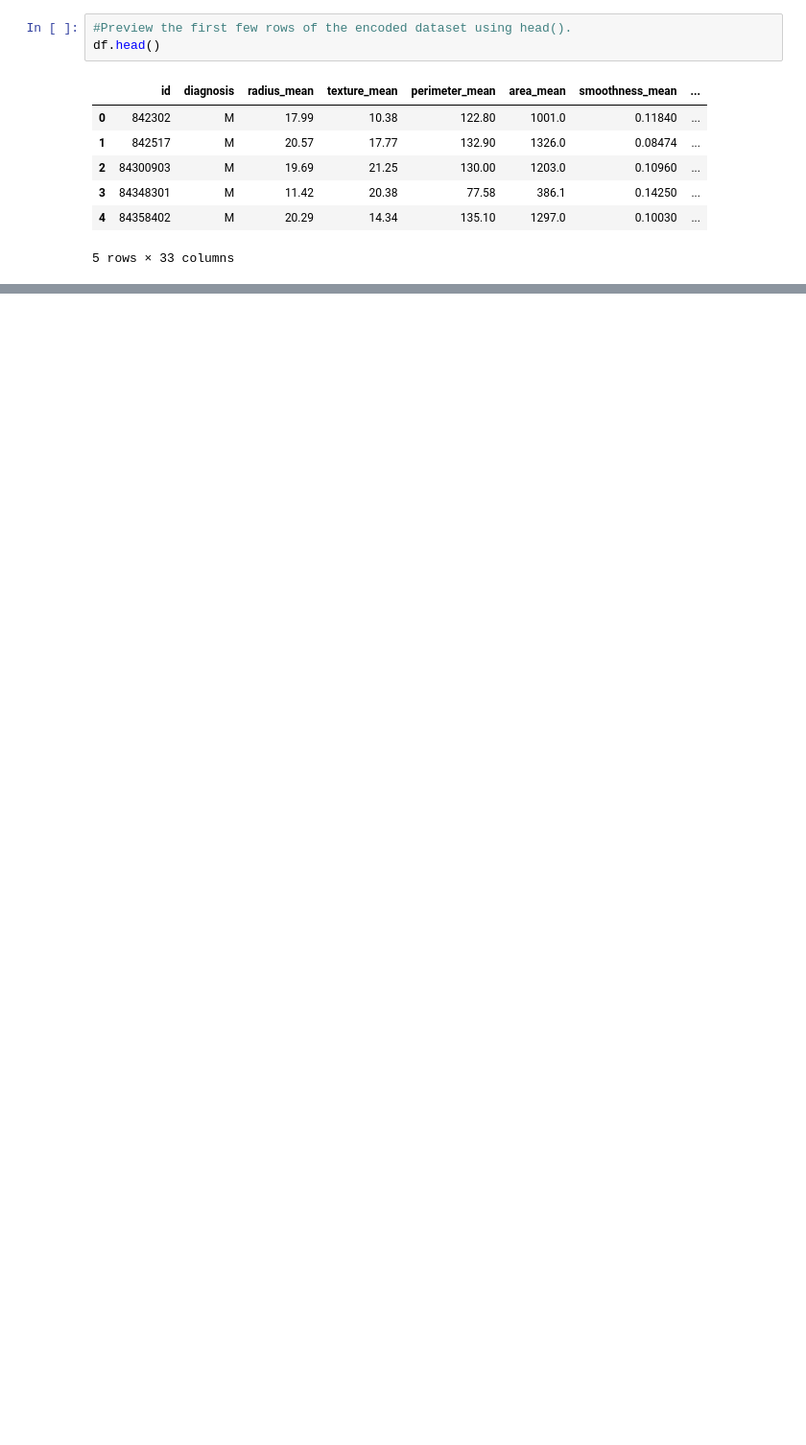
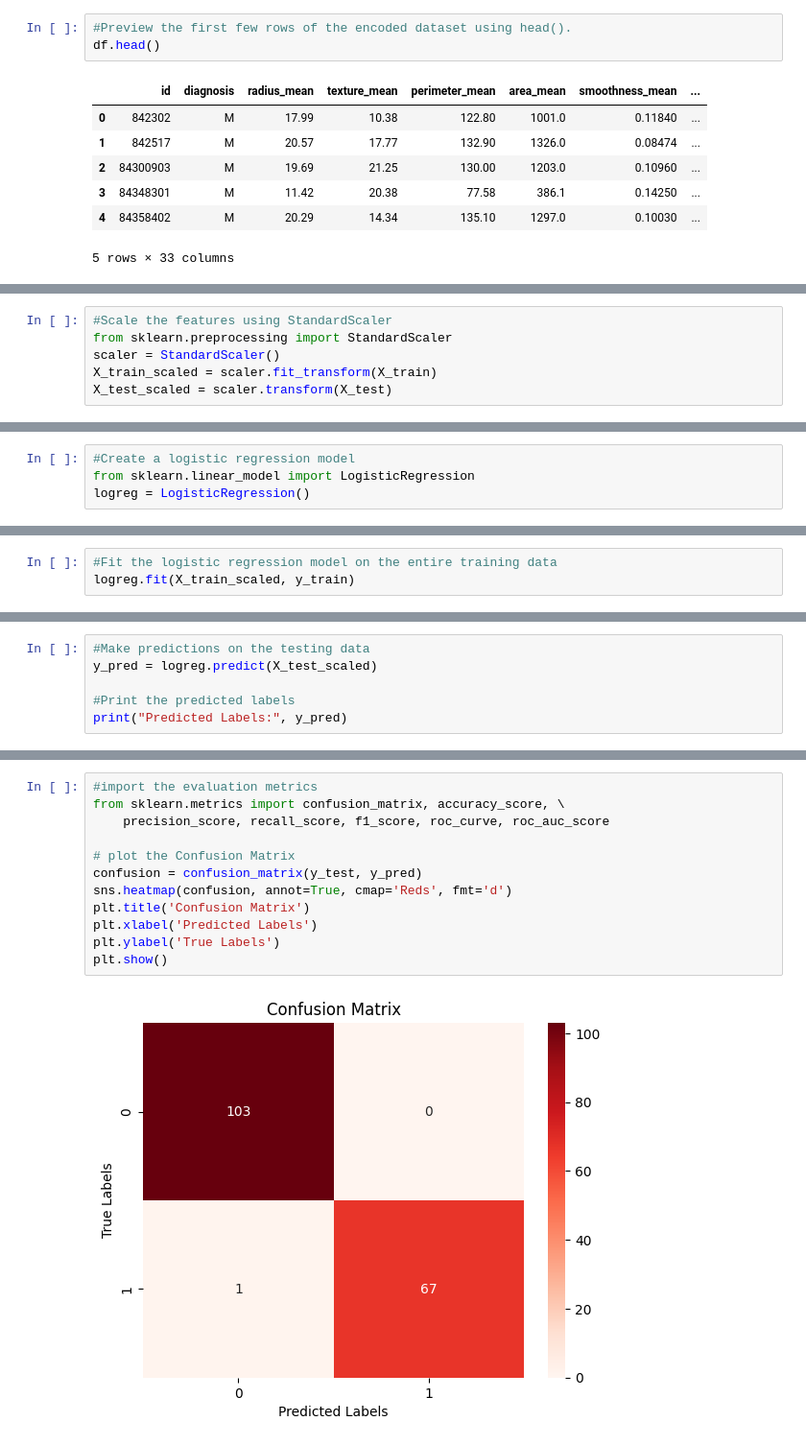
Before and after one commit to mdabushad/Breast-Cancer-Prediction, a Jupyter notebook: Breast_Cancer_Prediction.ipynb, the cells around one changed output, grey strips where cells are left out. Shown at 96% size. Saved outputs shown, nothing was run; the diff lists cells and outputs as text; blank space fills up the shorter version.

```diff
--- a/Breast_Cancer_Prediction.ipynb
+++ b/Breast_Cancer_Prediction.ipynb
@@ -160,0 +178,6 @@ df.head()
+# %%
+#Scale the features using StandardScaler
+from sklearn.preprocessing import StandardScaler
+scaler = StandardScaler()
+X_train_scaled = scaler.fit_transform(X_train)
+X_test_scaled = scaler.transform(X_test)
@@ -160,0 +186,4 @@ df.head()
+# %%
+#Create a logistic regression model
+from sklearn.linear_model import LogisticRegression
+logreg = LogisticRegression()
@@ -160,0 +195,3 @@ df.head()
+# %%
+#Fit the logistic regression model on the entire training data
+logreg.fit(X_train_scaled, y_train)
@@ -160,0 +200,6 @@ df.head()
+# %%
+#Make predictions on the testing data
+y_pred = logreg.predict(X_test_scaled)
+
+#Print the predicted labels
+print("Predicted Labels:", y_pred)
@@ -160,0 +214,14 @@ df.head()
+# %%
+#import the evaluation metrics
+from sklearn.metrics import confusion_matrix, accuracy_score, \
+    precision_score, recall_score, f1_score, roc_curve, roc_auc_score
+
+# plot the Confusion Matrix
+confusion = confusion_matrix(y_test, y_pred)
+sns.heatmap(confusion, annot=True, cmap='Reds', fmt='d')
+plt.title('Confusion Matrix')
+plt.xlabel('Predicted Labels')
+plt.ylabel('True Labels')
+plt.show()
+# %% [output]
+[figure, added]
```
Also changed, not shown: parts of 11 cells of this notebook.
